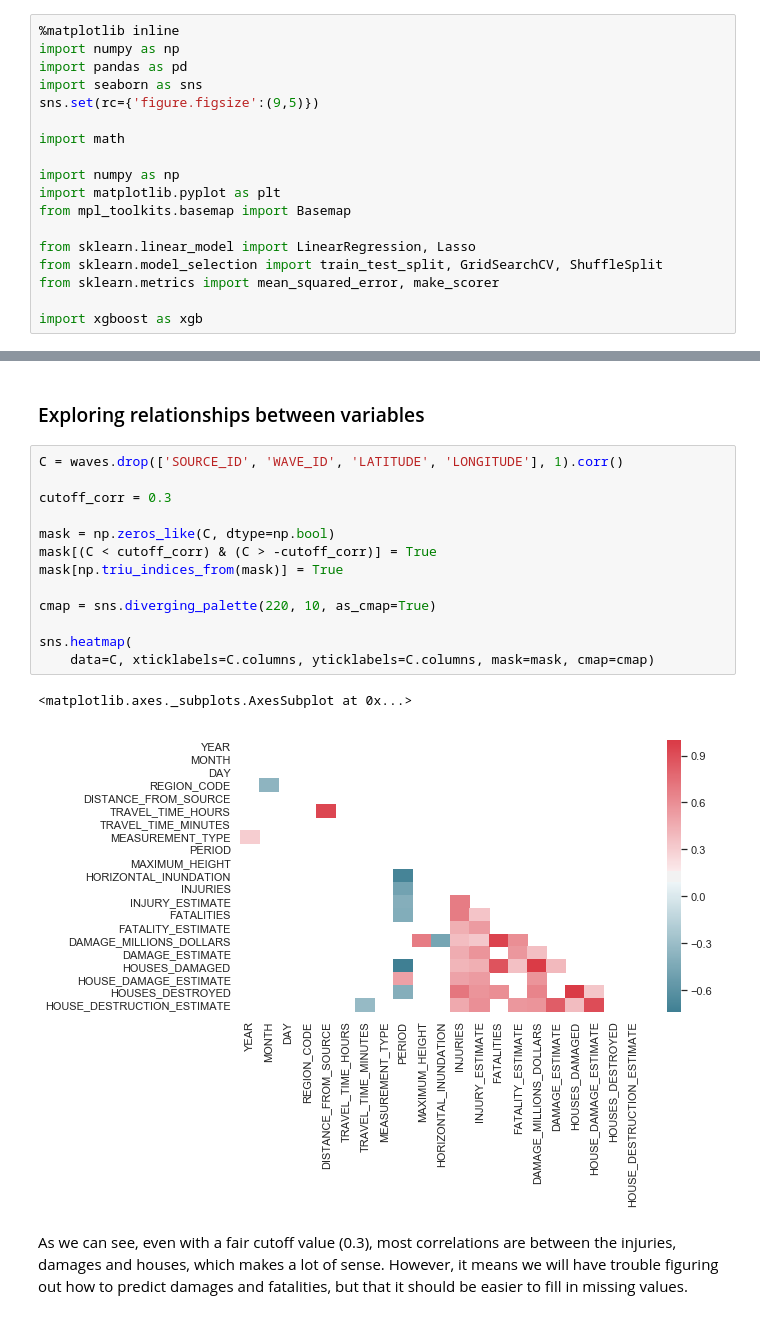
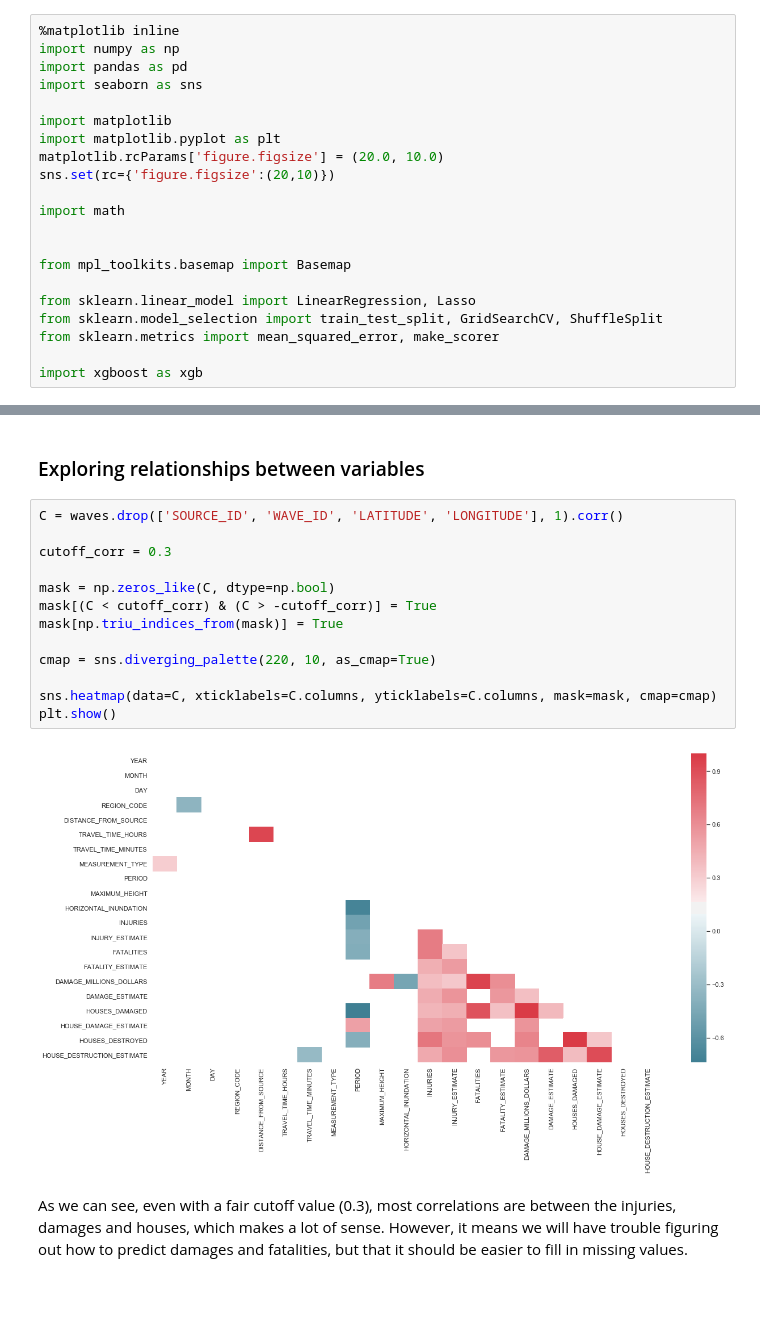
Before and after one commit to antoinepay/tsunamis-prediction, a Jupyter notebook: Kernel.ipynb, the cells around one changed output, grey strips where cells are left out. Saved outputs shown, nothing was run; the diff lists cells and outputs as text; blank space fills up the shorter version.

```diff
--- a/Kernel.ipynb
+++ b/Kernel.ipynb
@@ -38,12 +38,15 @@ Since earthquakes cannot be predicted, we do not know when a tsunami will happen
 import numpy as np
 import pandas as pd
 import seaborn as sns
-sns.set(rc={'figure.figsize':(9,5)})
+
+import matplotlib
+import matplotlib.pyplot as plt
+matplotlib.rcParams['figure.figsize'] = (20.0, 10.0)
+sns.set(rc={'figure.figsize':(20,10)})
 
 import math
 
-import numpy as np
-import matplotlib.pyplot as plt
+
 from mpl_toolkits.basemap import Basemap
 
 from sklearn.linear_model import LinearRegression, Lasso
@@ -227,19 +219,18 @@ As one could expect, some regions are much more susceptible to experience tsunam
 # %%
 C = waves.drop(['SOURCE_ID', 'WAVE_ID', 'LATITUDE', 'LONGITUDE'], 1).corr()
 
 cutoff_corr = 0.3
 
 mask = np.zeros_like(C, dtype=np.bool)
 mask[(C < cutoff_corr) & (C > -cutoff_corr)] = True
 mask[np.triu_indices_from(mask)] = True
 
 cmap = sns.diverging_palette(220, 10, as_cmap=True)
 
-sns.heatmap(
-    data=C, xticklabels=C.columns, yticklabels=C.columns, mask=mask, cmap=cmap)
+sns.heatmap(data=C, xticklabels=C.columns, yticklabels=C.columns, mask=mask, cmap=cmap)
+plt.show()
 # %% [output]
-<matplotlib.axes._subplots.AxesSubplot at 0x...>
-[figure, old version]
+[figure, new version]
 # %% [markdown]
 As we can see, even with a fair cutoff value (0.3), most correlations are between the injuries, damages and houses, which makes a lot of sense. However, it means we will have trouble figuring out how to predict damages and fatalities, but that it should be easier to fill in missing values.
 # %%
```
Also changed, not shown: parts of 31 cells of this notebook.
